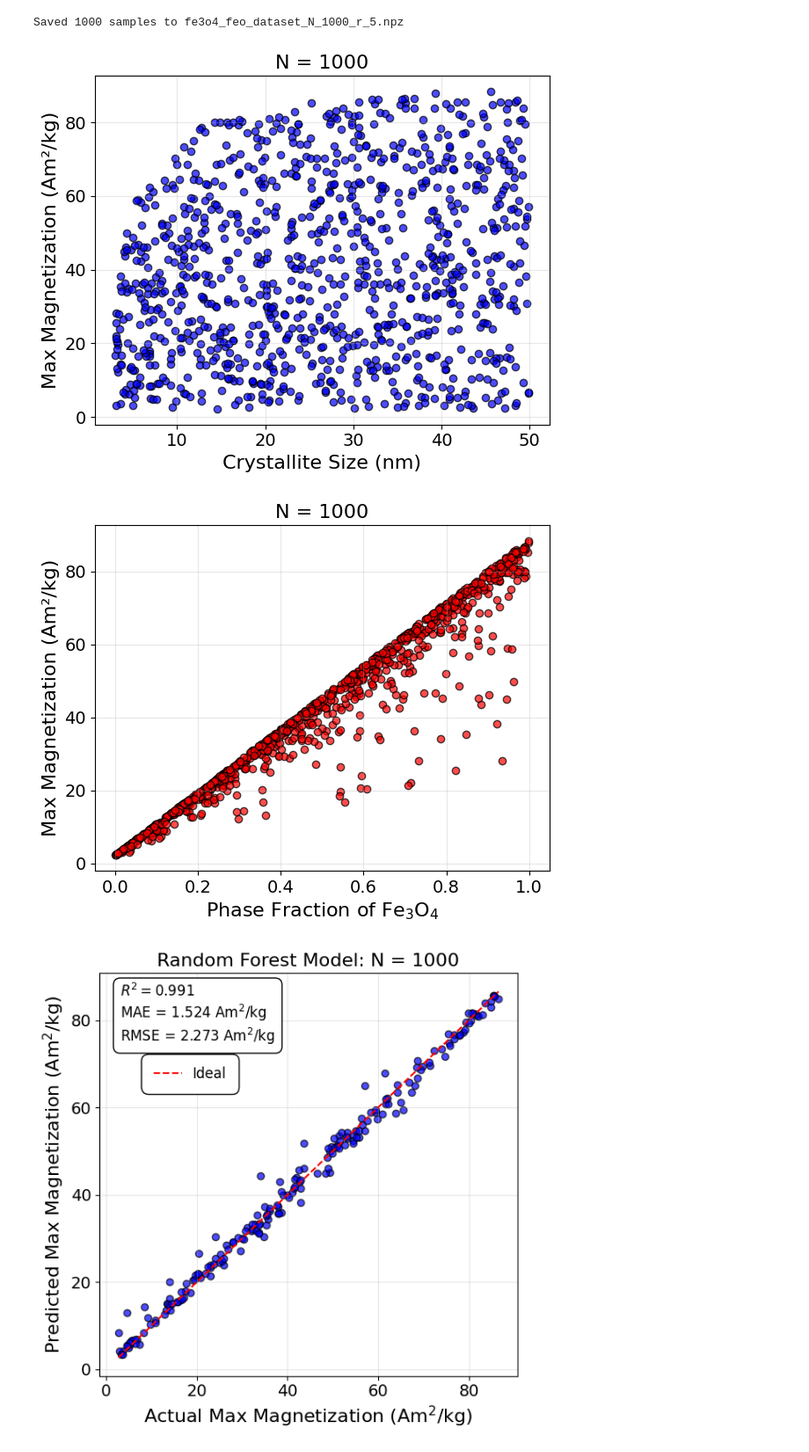
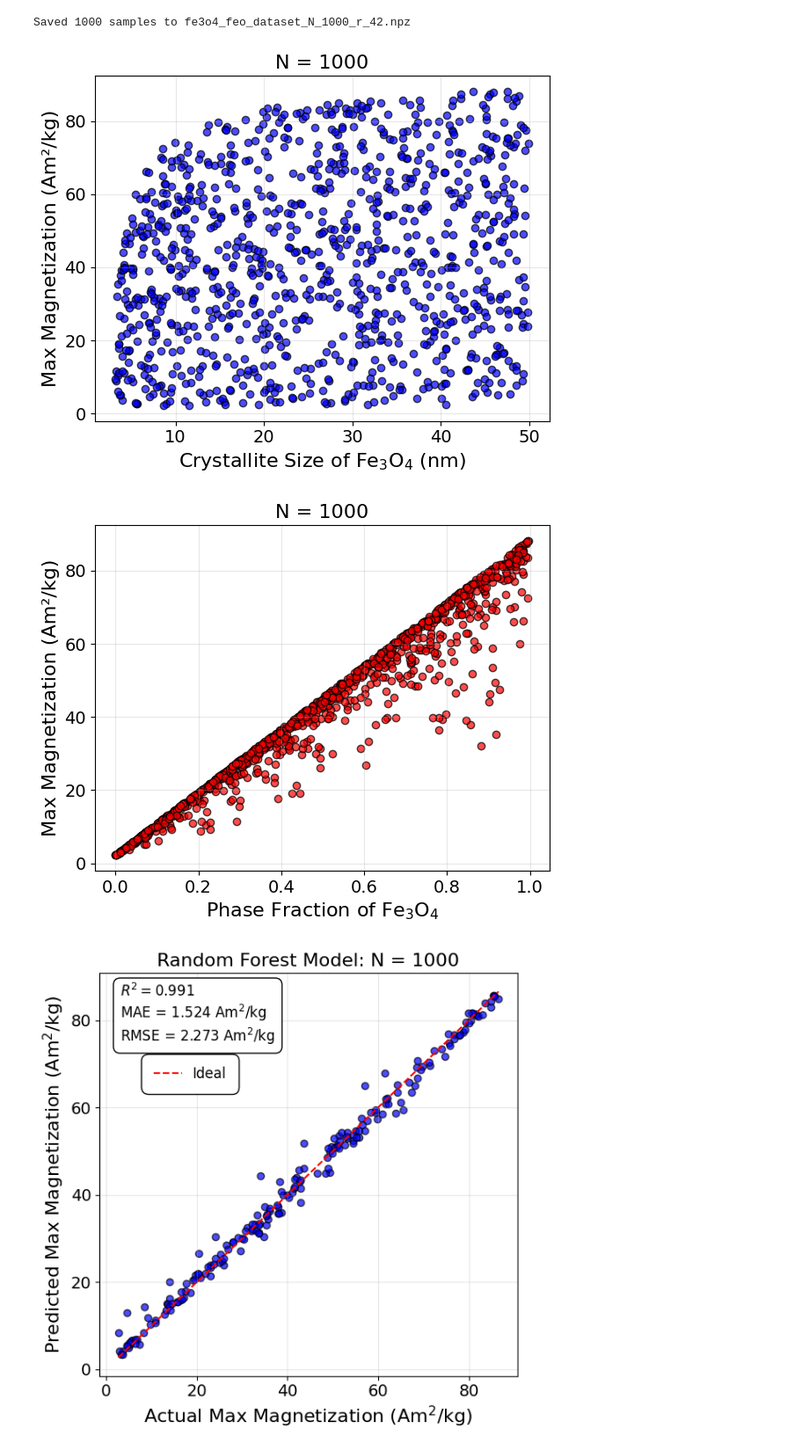
Before and after one commit to Fabel88/XRD-to-magnetization_iron_oxides, a Jupyter notebook: Fe3O4_FeO_XRD-Magnetization_RF_GB_Model_Inference_Plots_colab.ipynb, the cells around one changed output. Shown at 88% size. Saved outputs shown, nothing was run; the diff lists cells and outputs as text; code cells hidden in the pictures.

```diff
--- a/Fe3O4_FeO_XRD-Magnetization_RF_GB_Model_Inference_Plots_colab.ipynb
+++ b/Fe3O4_FeO_XRD-Magnetization_RF_GB_Model_Inference_Plots_colab.ipynb
@@ -256,11 +257,15 @@ plt.show()
 # Generates simulated dataset of size N, stores as .npz and JSON
 
 import json
+import numpy as np
 
-np.random.seed(5)  # for reproducible distributions, (5) reproduces the N = 1000 dataset used in the paper
+np.random.seed(42)  # for reproducible distributions, used in paper 1, 22, 42, 80.
+
+
 
 # Dataset size
-N = 1000
+N = 1000 # To reproduce data used in the paper, generated data of size N = 20, 25, 50, 100, 500, 1000, 5000, 10000 for a random seed of 42
+         # generate datasets of N = 1000 for random seeds 1, 22, 80
 
 # Sample random parameters
 grain_sizes_fe3o4 = np.random.uniform(3.0, 50.0, size=N)  # Fe3O4 grain/crystallite size (nm)
@@ -316,17 +321,17 @@ for i in range(N):
     labels[i, 3] = M.max()     # Max magnetization/ magnetization at 3T
 
 # Save data
-np.savez('fe3o4_feo_dataset_N_1000_r_5.npz',
+np.savez('fe3o4_feo_dataset_N_1000_r_42.npz',
          two_theta=theta_grid,
          B_field=B_grid,
          xrd=xrd_data,
          M_hysteresis=mh_data,
          labels=labels)
 
-print(f"Saved {N} samples to fe3o4_feo_dataset_N_1000_r_5.npz")
+print(f"Saved {N} samples to fe3o4_feo_dataset_N_{N}_r_42.npz")
 
 # Save data as JSON
-json_path = f"fe3o4_feo_dataset_N_{N}_r_5.json"
+json_path = f"fe3o4_feo_dataset_N_{N}_r_42.json"
 
 samples = []
 for i in range(N):
@@ -350,7 +355,7 @@ payload = {
 with open(json_path, "w", encoding="utf-8") as f:
     json.dump(payload, f, ensure_ascii=False, indent=2)
 # %% [output]
-Saved 1000 samples to fe3o4_feo_dataset_N_1000_r_5.npz
+Saved 1000 samples to fe3o4_feo_dataset_N_1000_r_42.npz
 # %%
 # Visulization of datasets
 
@@ -358,39 +363,39 @@ import numpy as np
 import matplotlib.pyplot as plt
 
 # Load simulate data
-data = np.load('fe3o4_feo_dataset_N_1000_r_5.npz')
+data = np.load('fe3o4_feo_dataset_N_1000_r_42.npz')
 labels = data['labels']
 # columns: [D_Fe3O4, D_FeO, frac_Fe3O4, M]
 grain_sizes_fe3o4 = labels[:, 0]
 fe3o4_fractions   = labels[:, 2]
 M_values          = labels[:, 3]
 
 # Plot Magnetization at 2.8 T vs. Fe3O4 crystallite size
 plt.figure(figsize=(6, 5))
 plt.scatter(grain_sizes_fe3o4, M_values, c="b", edgecolors='k', alpha=0.7)
-plt.xlabel('Crystallite Size (nm)', fontsize=16)
+plt.xlabel('Crystallite Size of Fe$_3$O$_4$ (nm)', fontsize=16)
 plt.ylabel('Max Magnetization (Am²/kg)', fontsize=16)
 plt.title('N = 1000', fontsize=16)
 plt.grid(alpha=0.3)
 plt.tight_layout()
 plt.xticks(fontsize=14)
 plt.yticks(fontsize=14)
 plt.show()
 
 # Plot Magnetization vs. Fe3O4 phase fraction
 plt.figure(figsize=(6, 5))
 plt.scatter(fe3o4_fractions, M_values, c="r", edgecolors='k', alpha=0.7)
 plt.xlabel('Phase Fraction of Fe$_3$O$_4$', fontsize=16)
 plt.ylabel('Max Magnetization (Am²/kg)', fontsize=16)
 plt.title('N = 1000', fontsize=16)
 plt.grid(alpha=0.3)
 plt.tight_layout()
 plt.xticks(fontsize=14)
 plt.yticks(fontsize=14)
 plt.show()
 # %% [output]
-[figure, old version]
+[figure, new version]
-[figure, old version]
+[figure, new version]
 # %%
 # Trains a random forest regression model using the simulated dataset
 
```
Also changed, not shown: parts of 4 cells of this notebook.
